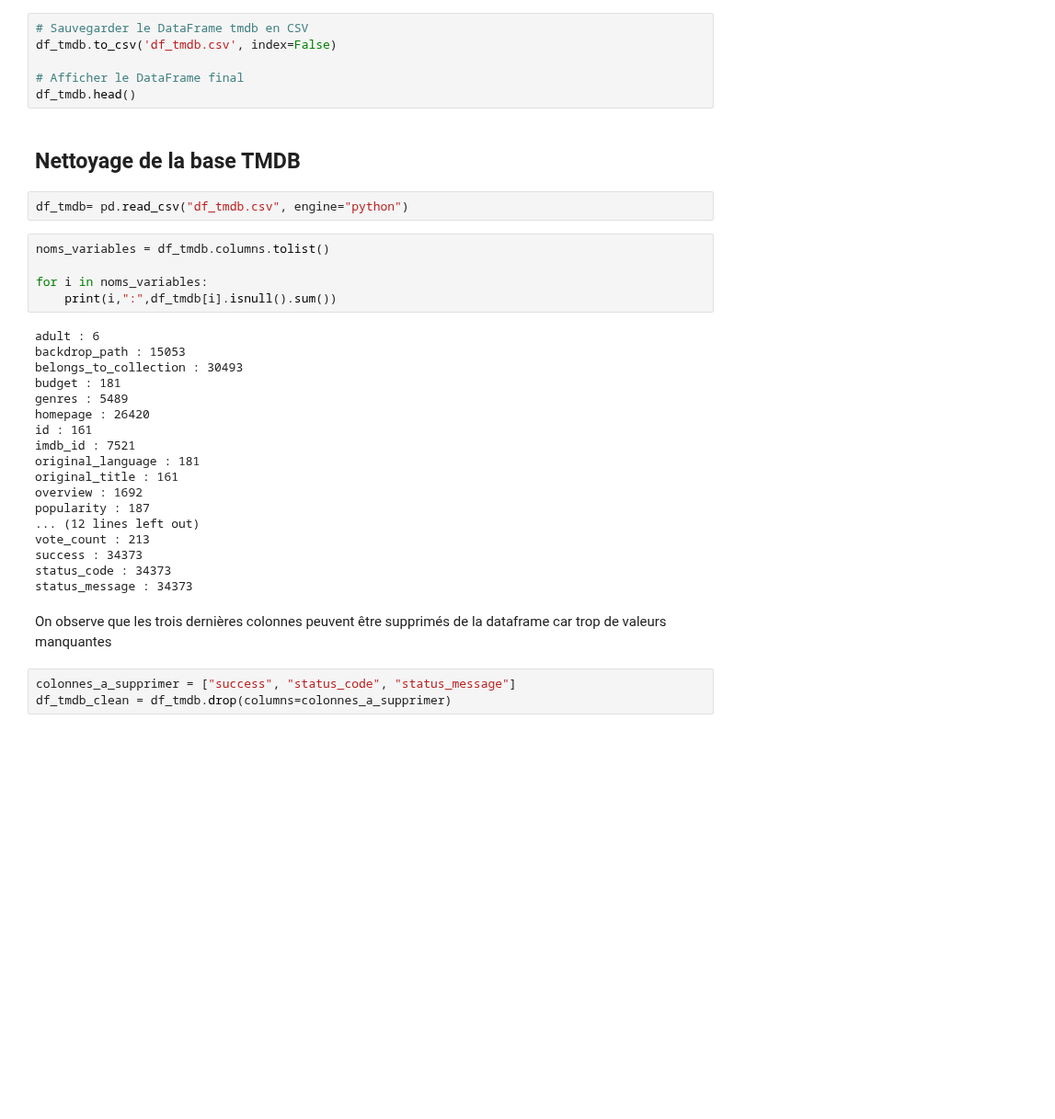
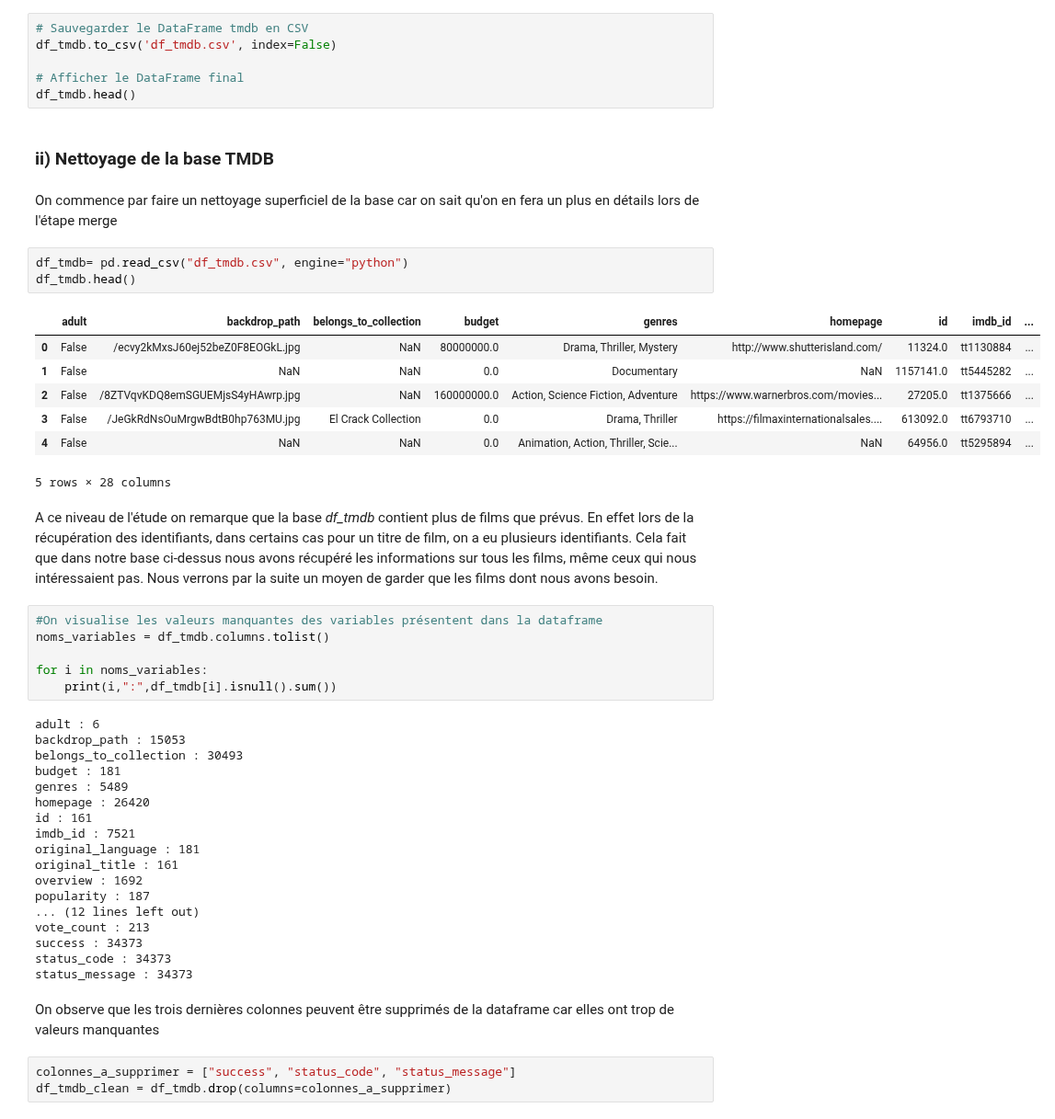
Before and after one commit to mass2330/python_ds_film, a Jupyter notebook: notebook_final.ipynb, the cells around one changed output. Shown at 92% size. Saved outputs shown, nothing was run; the diff lists cells and outputs as text; blank space fills up the shorter version.

```diff
--- a/notebook_final.ipynb
+++ b/notebook_final.ipynb
@@ -520,10 +540,24 @@ df_tmdb.to_csv('df_tmdb.csv', index=False)
 # Afficher le DataFrame final
 df_tmdb.head()
 # %% [markdown]
-## Nettoyage de la base TMDB
+### ii) Nettoyage de la base TMDB
+# %% [markdown]
+On commence par faire un nettoyage superficiel de la base car on sait qu'on en fera un plus en détails lors de l'étape merge
 # %%
 df_tmdb= pd.read_csv("df_tmdb.csv", engine="python")
+df_tmdb.head()
+# %% [output]
+|  | adult | backdrop_path | belongs_to_collection | budget | genres | homepage | id | imdb_id | ... |
+| 0 | False | /ecvy2kMxsJ60ej52beZ0F8EOGkL.jpg | NaN | 80000000.0 | Drama, Thriller, Mystery | http://www.shutterisland.com/ | 11324.0 | tt1130884 | ... |
+| 1 | False | NaN | NaN | 0.0 | Documentary | NaN | 1157141.0 | tt5445282 | ... |
+| 2 | False | /8ZTVqvKDQ8emSGUEMjsS4yHAwrp.jpg | NaN | 160000000.0 | Action, Science Fiction, Adventure | https://www.warnerbros.com/movies... | 27205.0 | tt1375666 | ... |
+| 3 | False | /JeGkRdNsOuMrgwBdtB0hp763MU.jpg | El Crack Collection | 0.0 | Drama, Thriller | https://filmaxinternationalsales.... | 613092.0 | tt6793710 | ... |
+| 4 | False | NaN | NaN | 0.0 | Animation, Action, Thriller, Scie... | NaN | 64956.0 | tt5295894 | ... |
+5 rows × 28 columns
+# %% [markdown]
+A ce niveau de l'étude on remarque que la base *df_tmdb* contient plus de films que prévus. En effet lors de la récupération des identifiants, dans certains cas pour un titre de film, on a eu plusieurs identifiants. Cela fait que dans notre base ci-dessus nous avons récupéré les informations sur tous les films, même ceux qui nous intéressaient pas. Nous verrons par la suite un moyen de garder que les films dont nous avons besoin.
 # %%
+#On visualise les valeurs manquantes des variables présentent dans la dataframe
 noms_variables = df_tmdb.columns.tolist()
 
 for i in noms_variables:
@@ -547,7 +581,7 @@ success : 34373
 status_code : 34373
 status_message : 34373
 # %% [markdown]
-On observe que les trois dernières colonnes peuvent être supprimés de la dataframe car trop de valeurs manquantes
+On observe que les trois dernières colonnes peuvent être supprimés de la dataframe car elles ont trop de valeurs manquantes
 # %%
 colonnes_a_supprimer = ["success", "status_code", "status_message"]
 df_tmdb_clean = df_tmdb.drop(columns=colonnes_a_supprimer)
```
Also changed, not shown: parts of 70 cells of this notebook.
